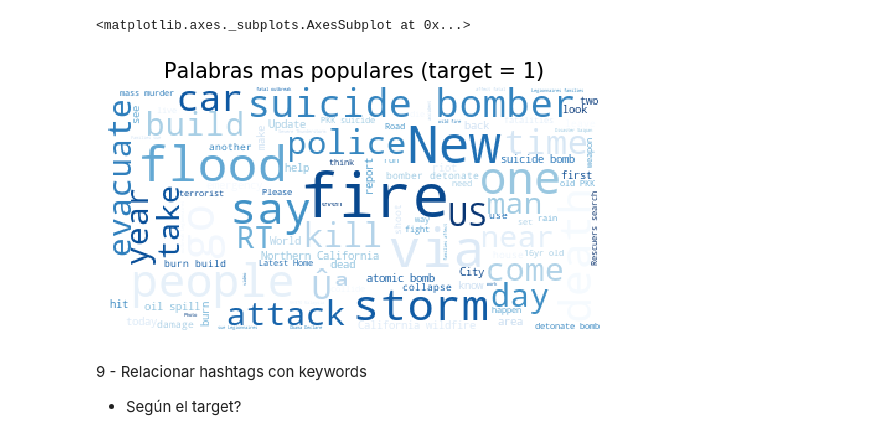
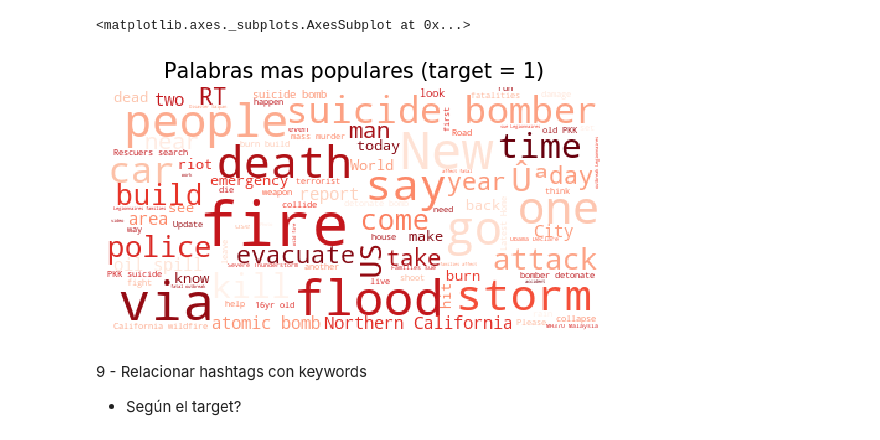
Before and after one commit to patopizzini/Organizacion_Datos_1C2020, a Jupyter notebook: TP1/TP1_JM.ipynb, the cells around one changed output. Saved outputs shown, nothing was run; the diff lists cells and outputs as text; code cells hidden in the pictures.

```diff
--- a/TP1/TP1_JM.ipynb
+++ b/TP1/TP1_JM.ipynb
@@ -554,15 +553,15 @@ fdist.plot(30,cumulative=False, title="Top 30 palabras más populares (target =
 [figure]
 <matplotlib.axes._subplots.AxesSubplot at 0x...>
 # %%
-wordcloud = WordCloud(colormap="Blues",max_font_size=50, max_words=100,background_color="white").\
+wordcloud = WordCloud(colormap="Reds",max_font_size=50, max_words=100,background_color="white").\
     generate(str(tweets_words_filtered_lemmatized).replace("'", "").replace(" ",""))
 plt.title('Palabras mas populares (target = 1)',fontsize=figure_sub_title_fs)
 plt.margins(x=0, y=0)
 plt.imshow(wordcloud)
 plt.axis("off")
 plt.show()
 # %% [output]
-[figure, old version]
+[figure, new version]
 # %% [markdown]
 9 - Relacionar hashtags con keywords
 - Según el target?
```
Also changed, not shown: parts of 6 cells of this notebook.
